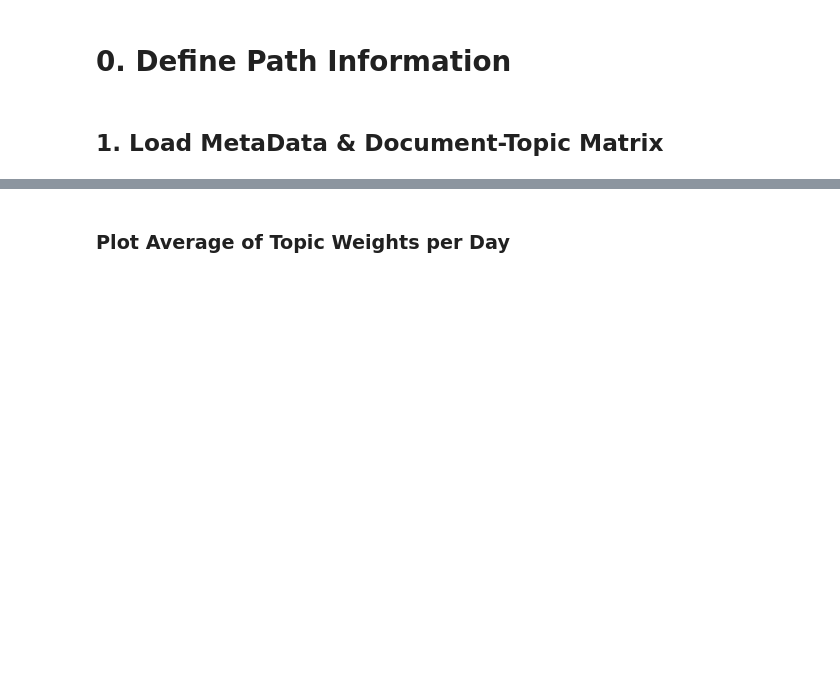
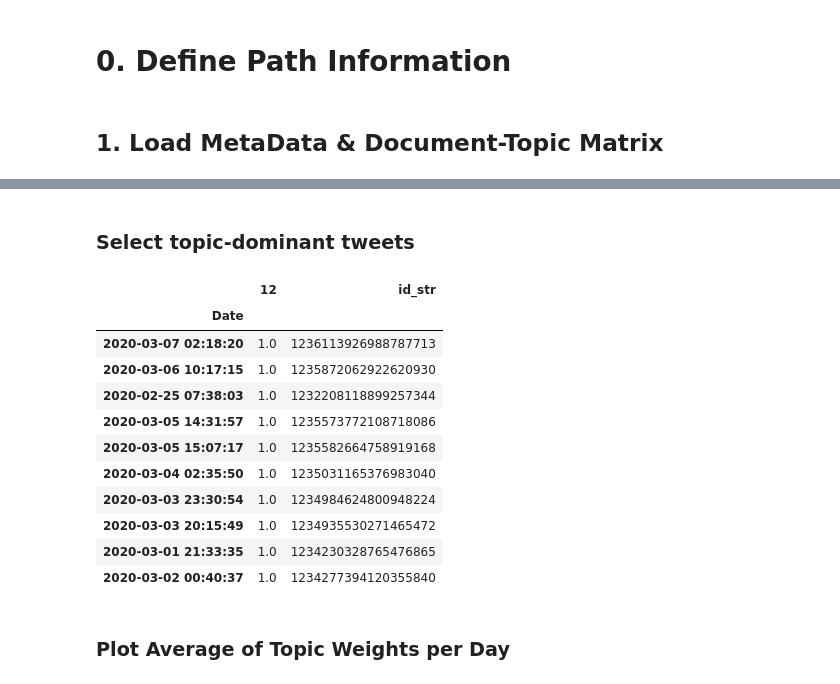
Before and after one commit to ponshane/covid19-tweets-topic-analysis, a Jupyter notebook: exploring-nmf-topics.ipynb, the cells around one changed output, grey strips where cells are left out. Drawn from its saved outputs; the diff is of its cells as text; code cells hidden in the pictures; blank space fills up the shorter version.

```diff
--- a/exploring-nmf-topics.ipynb
+++ b/exploring-nmf-topics.ipynb
@@ -94,6 +114,24 @@ df = dtm.merge(metadata, on="position_index", how="left")
 df['Date'] = pd.to_datetime(df['created_time'])
 df = df.set_index('Date')
 del dtm, metadata
+# %% [markdown]
+### Select topic-dominant tweets
+# %%
+topic_id = 12
+df.nlargest(n=10, columns=topic_id)[[topic_id, "id_str"]]
+# %% [output]
+|  | 12 | id_str |
+| Date |  |  |
+| 2020-03-07 02:18:20 | 1.0 | 1236113926988787713 |
+| 2020-03-06 10:17:15 | 1.0 | 1235872062922620930 |
+| 2020-02-25 07:38:03 | 1.0 | 1232208118899257344 |
+| 2020-03-05 14:31:57 | 1.0 | 1235573772108718086 |
+| 2020-03-05 15:07:17 | 1.0 | 1235582664758919168 |
+| 2020-03-04 02:35:50 | 1.0 | 1235031165376983040 |
+| 2020-03-03 23:30:54 | 1.0 | 1234984624800948224 |
+| 2020-03-03 20:15:49 | 1.0 | 1234935530271465472 |
+| 2020-03-01 21:33:35 | 1.0 | 1234230328765476865 |
+| 2020-03-02 00:40:37 | 1.0 | 1234277394120355840 |
 # %% [markdown]
 ### Plot Average of Topic Weights per Day
 # %%
```
Also changed, not shown: parts of 8 cells of this notebook.
